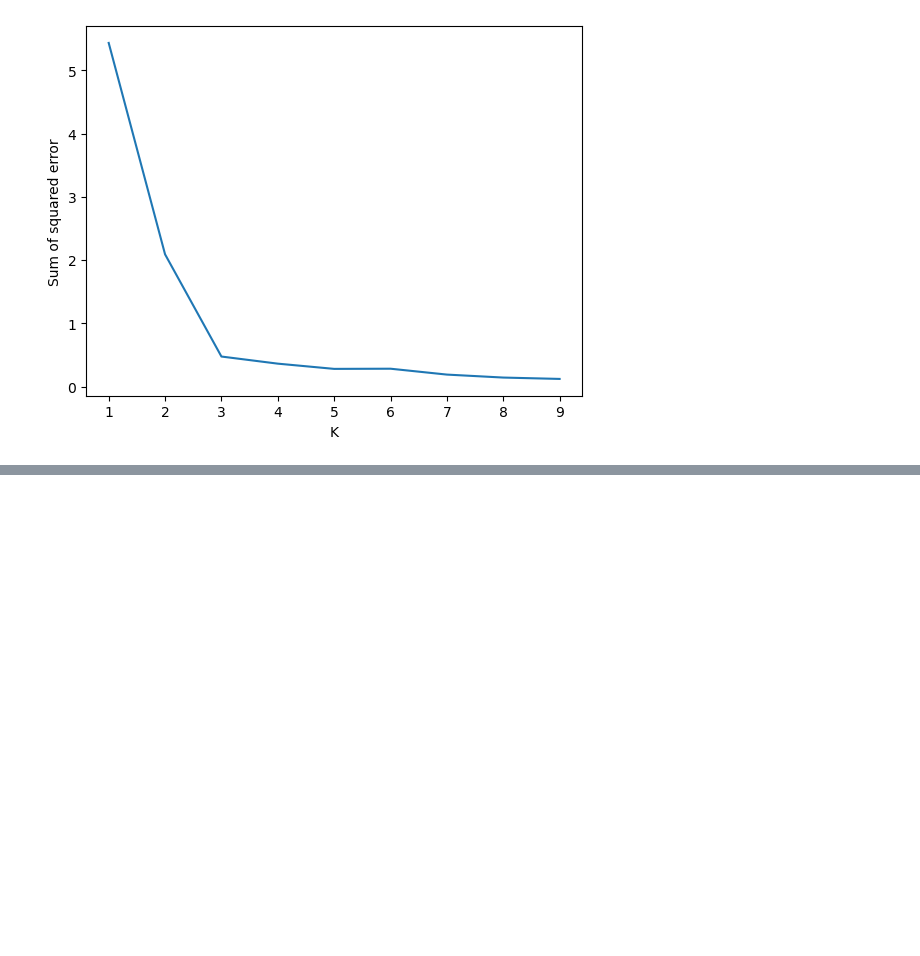
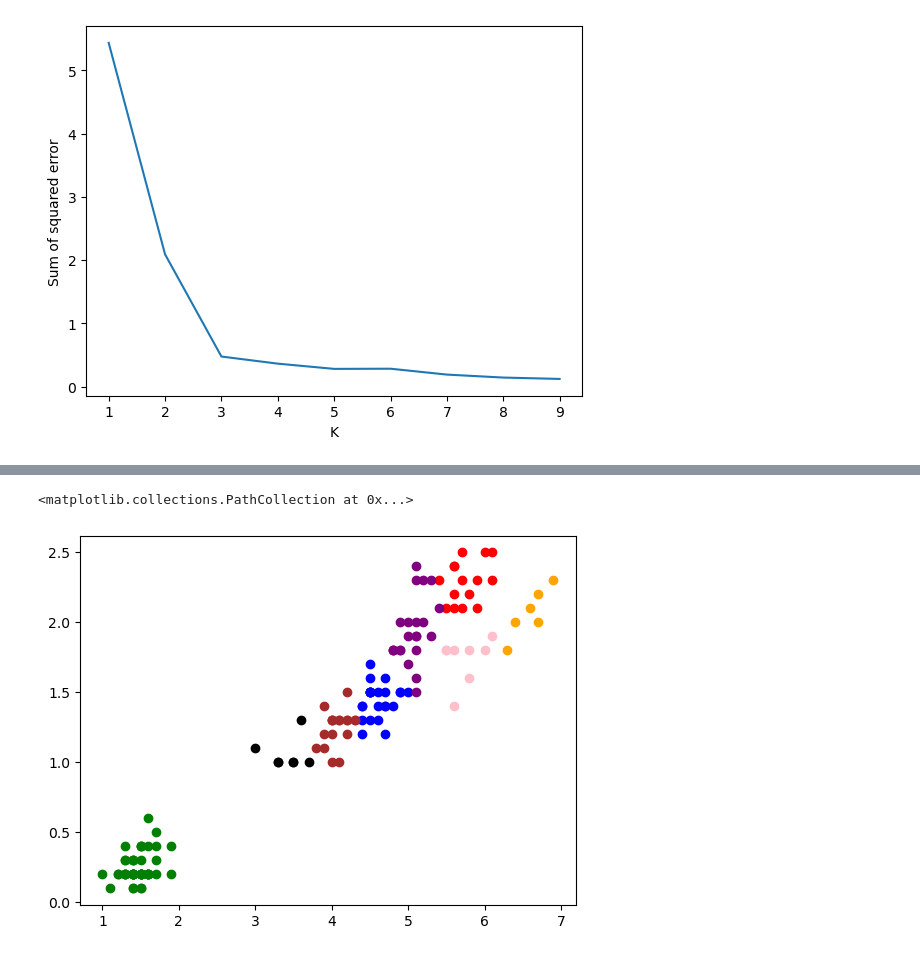
Before and after one commit to avikaushik282/ML, a Jupyter notebook: K-means_clustering.ipynb, the cells around one changed output, grey strips where cells are left out. Cells and saved outputs as stored; diff of their text form; code cells hidden in the pictures; blank space fills up the shorter version.

Commit message:
Added K-means clustering

```diff
--- a/K-means_clustering.ipynb
+++ b/K-means_clustering.ipynb
@@ -170,0 +231,4 @@ load_iris = load_iris()
+# %%
+from sklearn.cluster import KMeans
+km = KMeans()
+pred = km.fit_predict(iris_data[['petal length (cm)','petal width (cm)']])
@@ -170,0 +245,3 @@ load_iris = load_iris()
+# %%
+iris_data['cluster'] = pred
+iris_data
@@ -170,0 +262,20 @@ load_iris = load_iris()
+# %%
+df0 = iris_data[iris_data['cluster']==0]
+df1 = iris_data[iris_data['cluster']==1]
+df2 = iris_data[iris_data['cluster']==2]
+df3 = iris_data[iris_data['cluster']==3]
+df4 = iris_data[iris_data['cluster']==4]
+df5 = iris_data[iris_data['cluster']==5]
+df6 = iris_data[iris_data['cluster']==6]
+df7 = iris_data[iris_data['cluster']==7]
+plt.scatter(df0['petal length (cm)'],df0['petal width (cm)'], color='black',label=df0)
+plt.scatter(df1['petal length (cm)'],df1['petal width (cm)'], color='green',label=df1)
+plt.scatter(df2['petal length (cm)'],df2['petal width (cm)'], color='red',label=df2)
+plt.scatter(df3['petal length (cm)'],df3['petal width (cm)'], color='blue',label=df3)
+plt.scatter(df4['petal length (cm)'],df4['petal width (cm)'], color='purple',label=df4)
+plt.scatter(df5['petal length (cm)'],df5['petal width (cm)'], color='orange',label=df5)
+plt.scatter(df6['petal length (cm)'],df6['petal width (cm)'], color='brown',label=df6)
+plt.scatter(df7['petal length (cm)'],df7['petal width (cm)'], color='pink',label=df7)
+# %% [output]
+<matplotlib.collections.PathCollection at 0x...>
+[figure, added]
```
Also changed, not shown: parts of 17 cells of this notebook.
